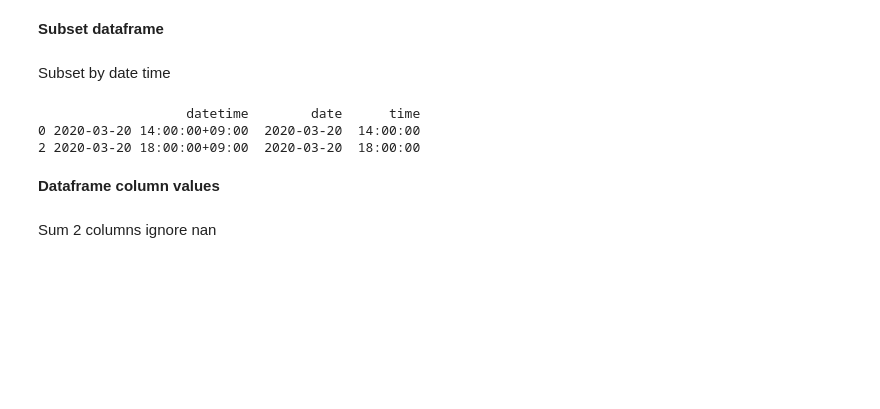
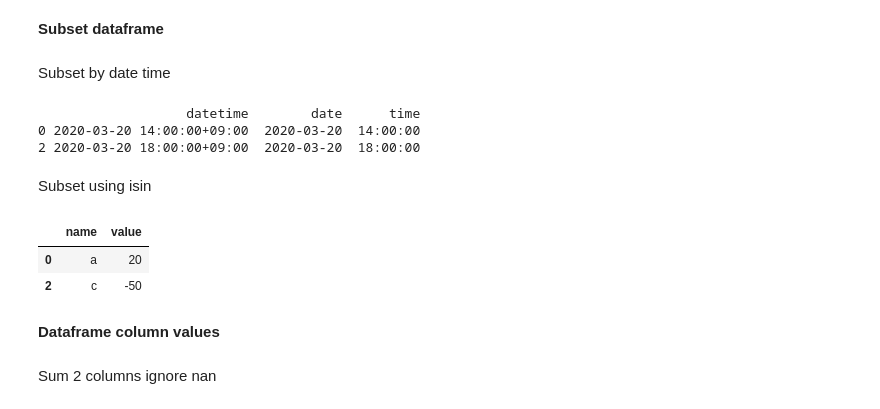
Before and after one commit to noaihere/distillery, a Jupyter notebook: short_python.ipynb, the cells around one changed output. Saved outputs shown, nothing was run; the diff lists cells and outputs as text; code cells hidden in the pictures; blank space fills up the shorter version.

Commit message:
isin

```diff
--- a/short_python.ipynb
+++ b/short_python.ipynb
@@ -119,6 +119,15 @@ print(df_subset)
                    datetime        date      time
 0 2020-03-20 14:00:00+09:00  2020-03-20  14:00:00
 2 2020-03-20 18:00:00+09:00  2020-03-20  18:00:00
+# %% [markdown]
+Subset using isin
+# %%
+df = pd.DataFrame({'name':['a','b','c'],'value':[20,-3,-50]})
+df.loc[df['name'].isin(['a','c']),:]
+# %% [output]
+|  | name | value |
+| 0 | a | 20 |
+| 2 | c | -50 |
 # %% [markdown]
 **Dataframe column values**
 # %% [markdown]
```
